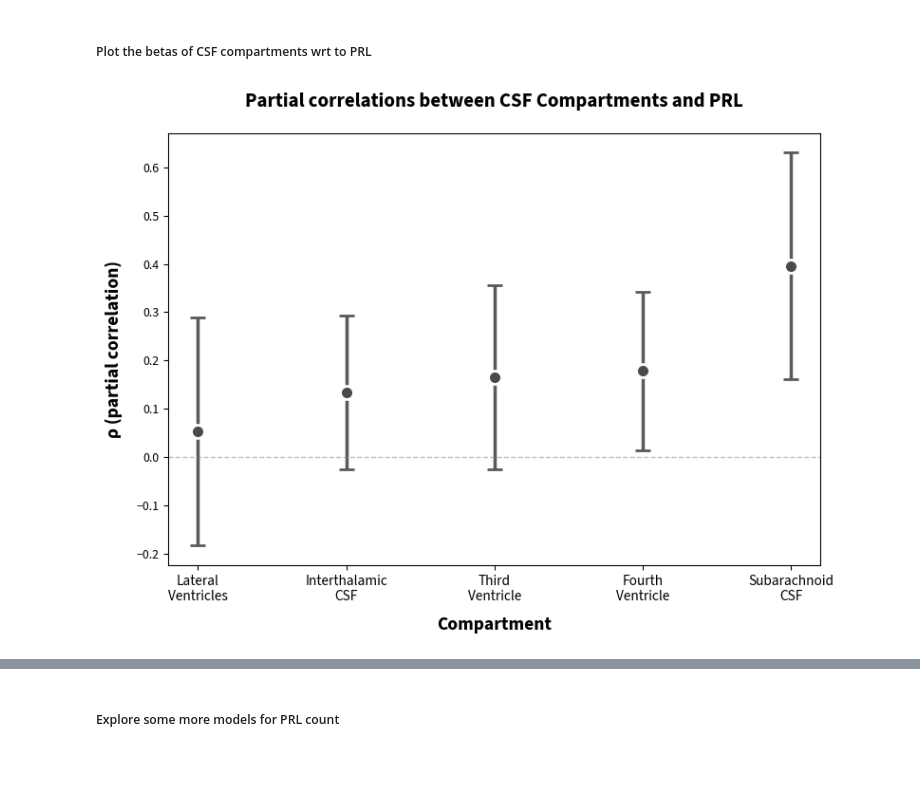
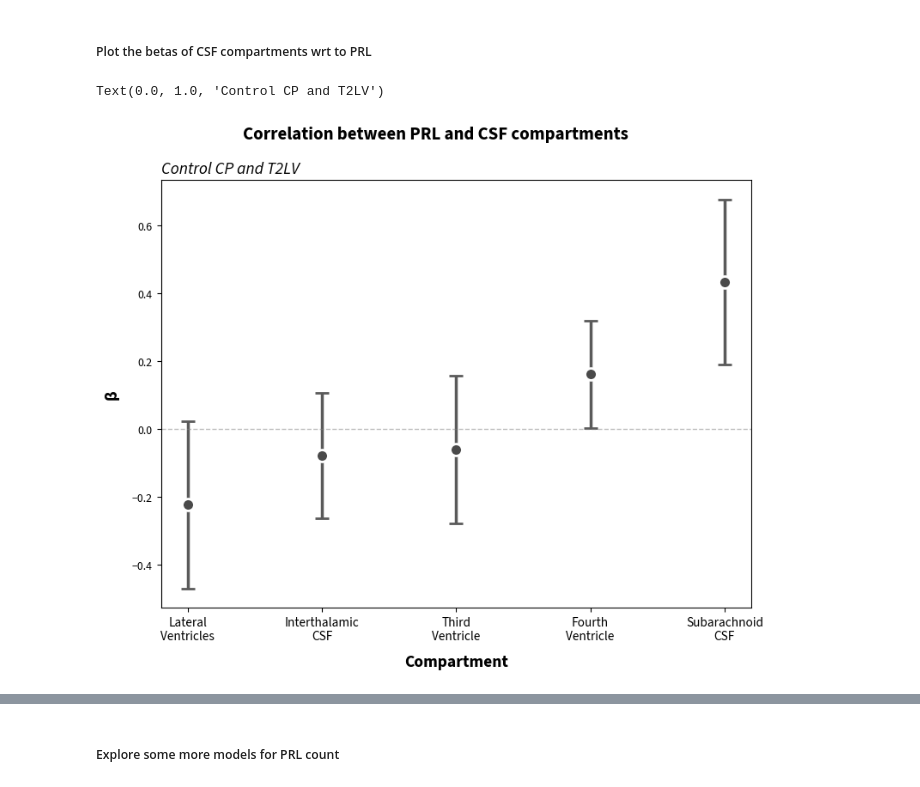
Before and after one commit to srs328/ms_mri, a Jupyter notebook: analysis/thalamus/results/3-CP_CSF_analysis.ipynb, the cells around one changed output, grey strips where cells are left out. Drawn from its saved outputs; the diff is of its cells as text; code cells hidden in the pictures.

```diff
--- a/analysis/thalamus/results/3-CP_CSF_analysis.ipynb
+++ b/analysis/thalamus/results/3-CP_CSF_analysis.ipynb
@@ -1808,17 +1871,22 @@ PRL ~ *predictor* + CP + t2lv_log + age + Female + tiv
 # %% [markdown]
 ##### Plot the betas of CSF compartments wrt to PRL
 # %%
-plot_data = results['add CP and t2lv']
+plot_data = results['CP, T2LV']
 fig, ax = plot_betas(
     coefficients=plot_data['coef'],
     lower_ci=plot_data['llci'],
     upper_ci=plot_data['ulci'],
-    title="Partial correlations between CSF Compartments and PRL",
+    title=None,
     labels=['Lateral\nVentricles', 'Interthalamic\nCSF',
             'Third\nVentricle', 'Fourth\nVentricle', 'Subarachnoid\nCSF'],
     connect_points=False,
     fig_transparent=False,
     axs_transparent=False
 )
+
+title = "Correlation between PRL and CSF compartments"
+fig.suptitle(title, fontsize=15, fontweight='bold', y=1.08) # Adjust y position if needed
+ax.set_title("Control CP and T2LV", fontsize=14, fontstyle='italic', loc='left')
 # %% [output]
+Text(0.0, 1.0, 'Control CP and T2LV')
-[figure, old version]
+[figure, new version]
```
Also changed, not shown: parts of 6 cells of this notebook, 1 other file.
